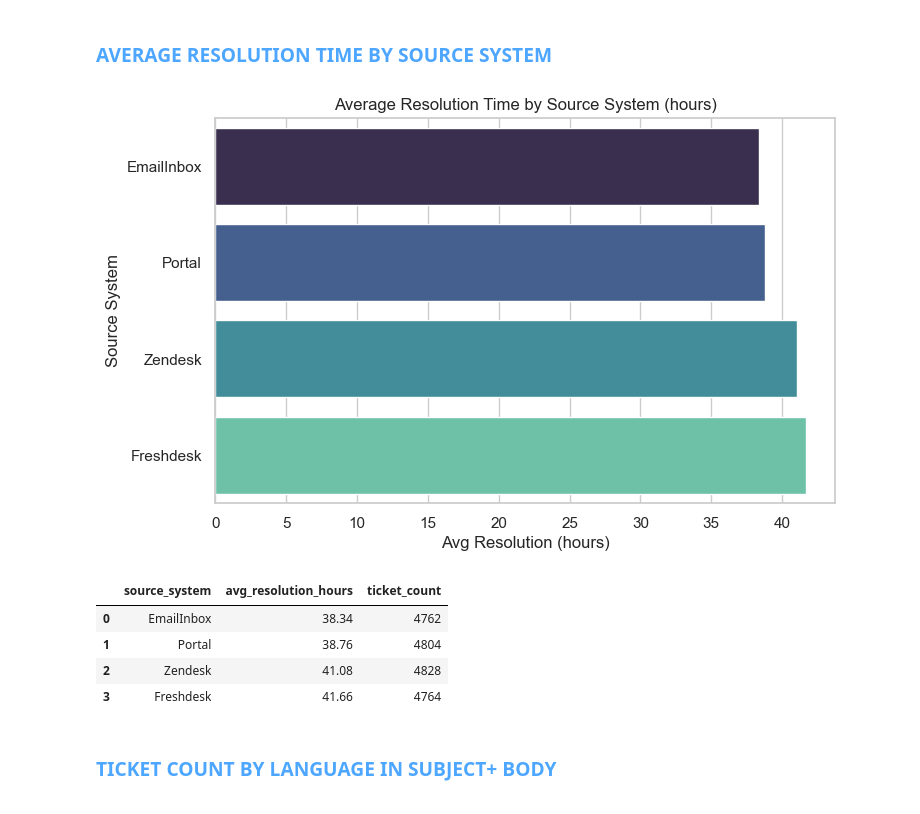
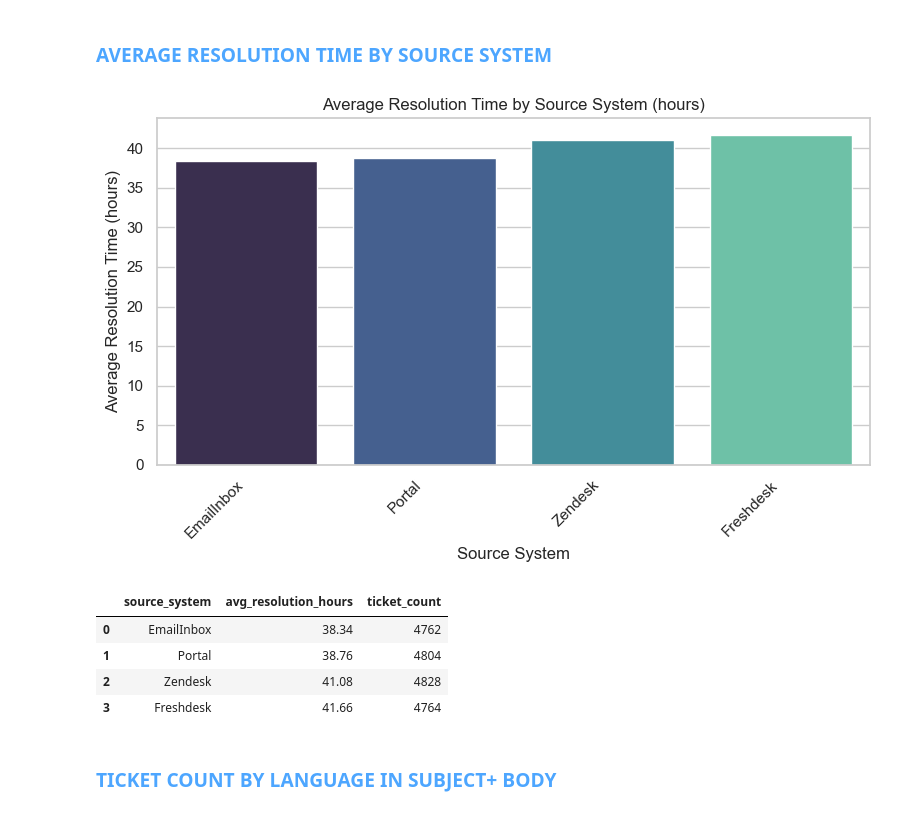
Before and after one commit to sachini-hewage/issue-ticket-clustering, a Jupyter notebook: notebooks/exploratory_data_analysis.ipynb, the cells around one changed output. Saved outputs shown, nothing was run; the diff lists cells and outputs as text; code cells hidden in the pictures.

```diff
--- a/notebooks/exploratory_data_analysis.ipynb
+++ b/notebooks/exploratory_data_analysis.ipynb
@@ -182,28 +177,36 @@ display(df_keywords)
 # %%
 query = text("""
     SELECT
         source_system,
         ROUND(AVG(resolution_time_s)/3600, 2) AS avg_resolution_hours,
         COUNT(*) AS ticket_count
     FROM tickets
     WHERE resolution_time_s IS NOT NULL
     GROUP BY source_system
     ORDER BY avg_resolution_hours;
 """)
 
 with engine.connect() as conn:
     df_system_perf = pd.read_sql(query, conn)
 
 plt.figure(figsize=(8,5))
-sns.barplot(data=df_system_perf, x="avg_resolution_hours", y="source_system", palette="mako")
+sns.barplot(
+    data=df_system_perf,
+    x="source_system",
+    y="avg_resolution_hours",
+    palette="mako"
+)
+
 plt.title("Average Resolution Time by Source System (hours)")
-plt.xlabel("Avg Resolution (hours)")
-plt.ylabel("Source System")
+plt.xlabel("Source System")
+plt.ylabel("Average Resolution Time (hours)")
+plt.xticks(rotation=45, ha='right')  # rotate labels for readability
+plt.tight_layout()
 plt.show()
 
 display(df_system_perf)
 # %% [output]
-[figure, old version]
+[figure, new version]
 |  | source_system | avg_resolution_hours | ticket_count |
 | 0 | EmailInbox | 38.34 | 4762 |
 | 1 | Portal | 38.76 | 4804 |
```
Also changed, not shown: parts of 4 cells of this notebook, 3 other files.
